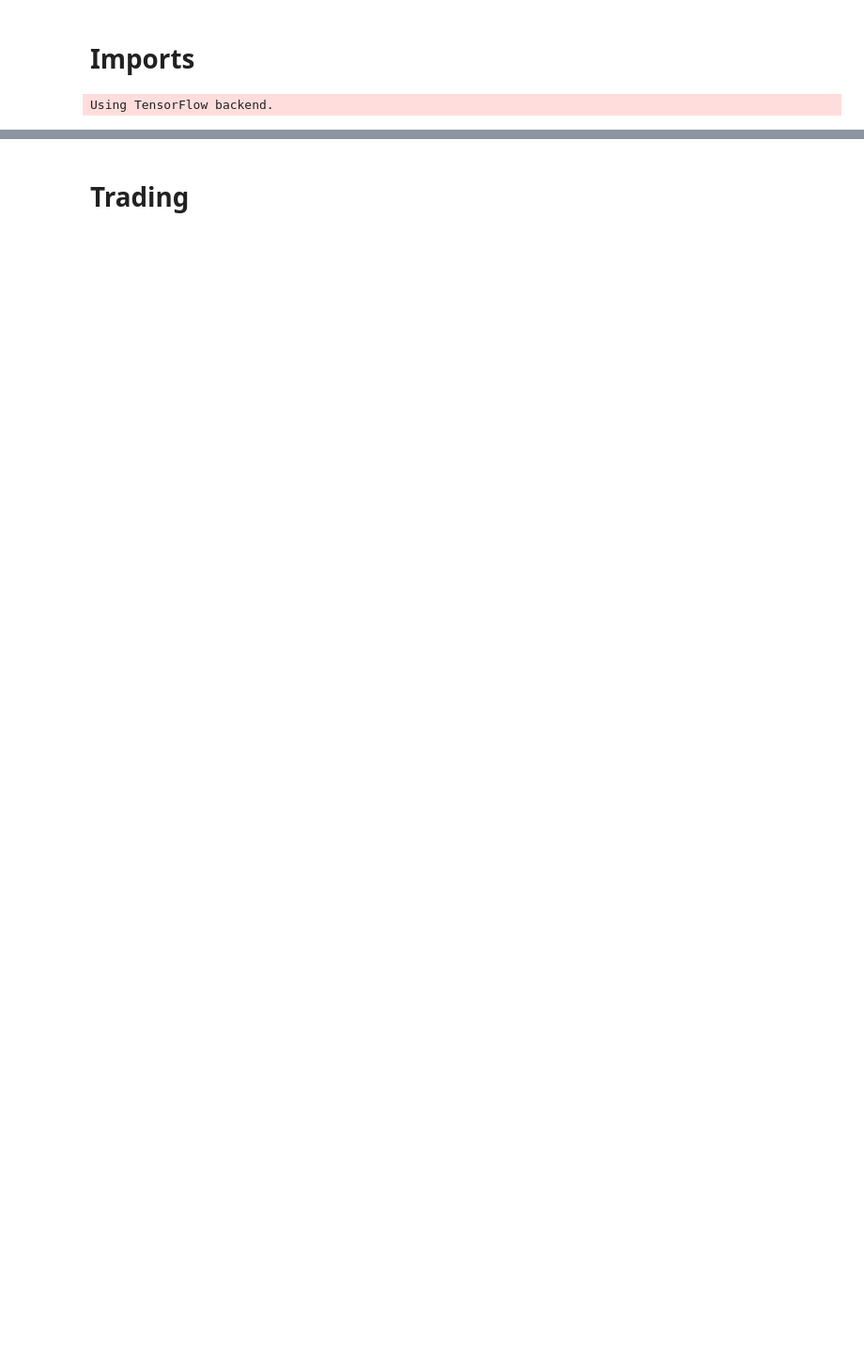
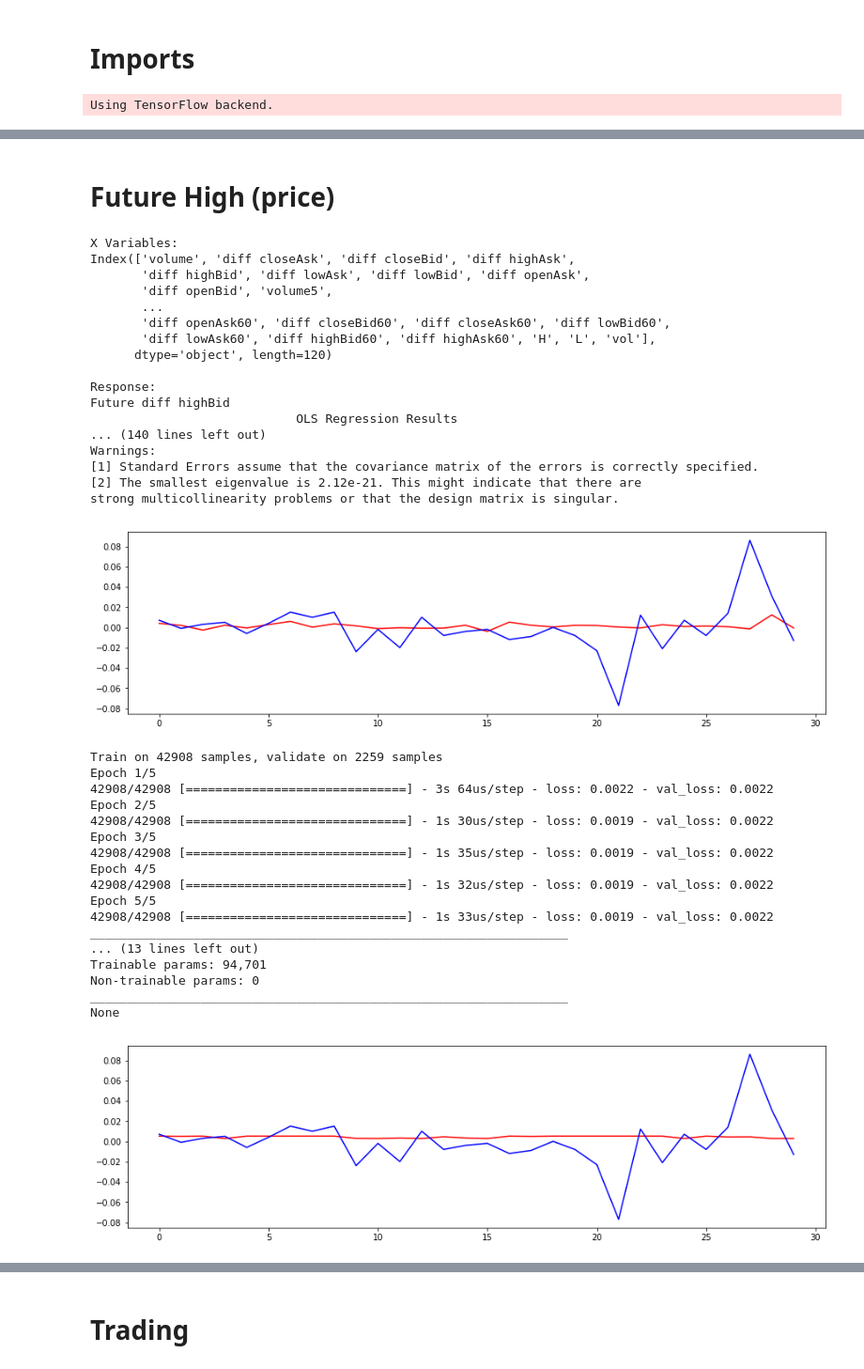
Before and after one commit to prophetai/stock_prophets, a Jupyter notebook: Notebooks/FX.ipynb, the cells around one changed output, grey strips where cells are left out. Shown at 94% size. Saved outputs shown, nothing was run; the diff lists cells and outputs as text; code cells hidden in the pictures; blank space fills up the shorter version.

```diff
--- a/Notebooks/FX.ipynb
+++ b/Notebooks/FX.ipynb
@@ -725,0 +491,68 @@ bestnn.save(responsenn+'.h5')
+# %% [markdown]
+# Future High (price)
+# %%
+df_fh = df.copy()
+
+response = 'Future diff highBid'
+actual = 'diff highBid'
+df_fh[response] = df_fh[actual].shift(-1)
+
+df_fh = df_fh.dropna()
+
+X_train, X_test, y_train, y_test = train_test(df_fh, response, time_series=True)
+
+### LINREG (price)
+
+lr_fh = linreg(X_train, y_train)
+print(lr_fh.summary())
+plt.figure(figsize=(15,4))
+plt.plot(range(len(y_test[:30])),lr_fh.predict(X_test[:30]), color='r')
+plt.plot(range(len(y_test[:30])),y_test[:30], color='b')
+plt.show()
+
+### RNN (price)
+
+nn_fh = rnn_reg(X_train, y_train, bs=512, epcs=5)
+print(nn_fh.summary())
+plt.figure(figsize=(15,4))
+X_test = np.reshape(X_test, (X_test.shape[0], 1, X_test.shape[1]))
+plt.plot(range(len(y_test[:30])),nn_fh.predict(X_test[:30]), color='r')
+plt.plot(range(len(y_test[:30])),y_test[:30], color='b')
+plt.show()
+# %% [output]
+X Variables:
+Index(['volume', 'diff closeAsk', 'diff closeBid', 'diff highAsk',
+       'diff highBid', 'diff lowAsk', 'diff lowBid', 'diff openAsk',
+       'diff openBid', 'volume5',
+       ...
+       'diff openAsk60', 'diff closeBid60', 'diff closeAsk60', 'diff lowBid60',
+       'diff lowAsk60', 'diff highBid60', 'diff highAsk60', 'H', 'L', 'vol'],
+      dtype='object', length=120)
+
+Response:
+Future diff highBid
+                            OLS Regression Results
+... (140 lines left out)
+Warnings:
+[1] Standard Errors assume that the covariance matrix of the errors is correctly specified.
+[2] The smallest eigenvalue is 2.12e-21. This might indicate that there are
+strong multicollinearity problems or that the design matrix is singular.
+[figure, added]
+Train on 42908 samples, validate on 2259 samples
+Epoch 1/5
+42908/42908 [==============================] - 3s 64us/step - loss: 0.0022 - val_loss: 0.0022
+Epoch 2/5
+42908/42908 [==============================] - 1s 30us/step - loss: 0.0019 - val_loss: 0.0022
+Epoch 3/5
+42908/42908 [==============================] - 1s 35us/step - loss: 0.0019 - val_loss: 0.0022
+Epoch 4/5
+42908/42908 [==============================] - 1s 32us/step - loss: 0.0019 - val_loss: 0.0022
+Epoch 5/5
+42908/42908 [==============================] - 1s 33us/step - loss: 0.0019 - val_loss: 0.0022
+_________________________________________________________________
+... (13 lines left out)
+Trainable params: 94,701
+Non-trainable params: 0
+_________________________________________________________________
+None
+[figure, added]
```
Also changed, not shown: parts of 72 cells of this notebook.
